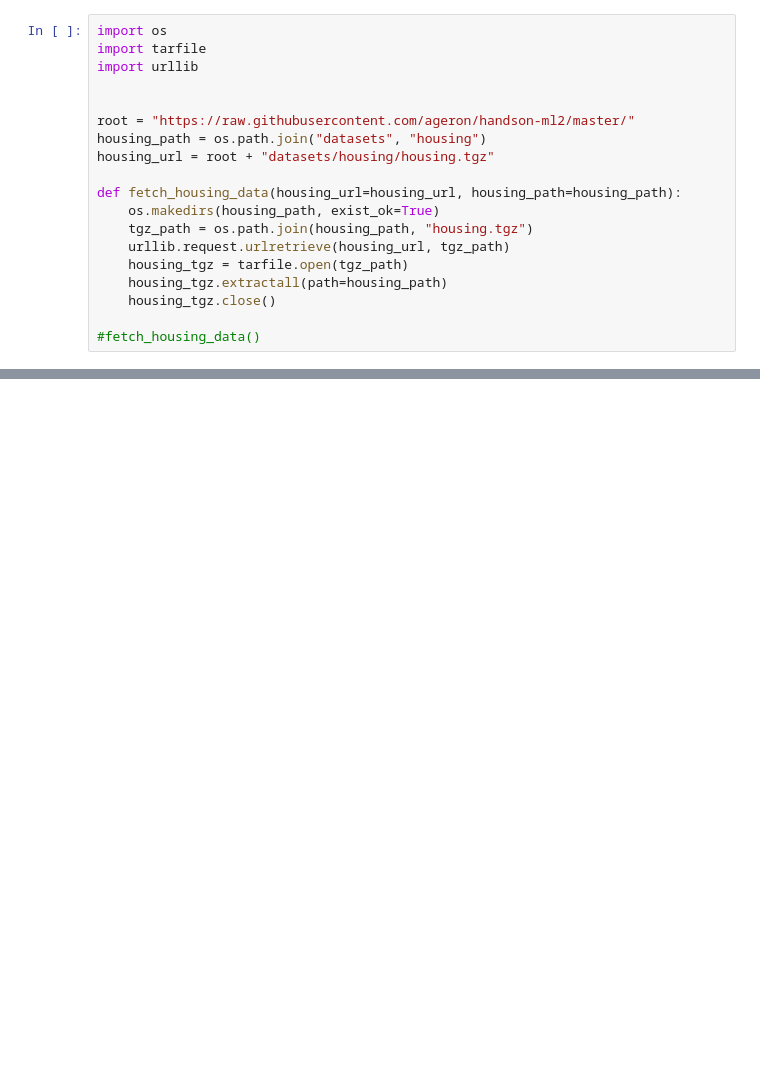
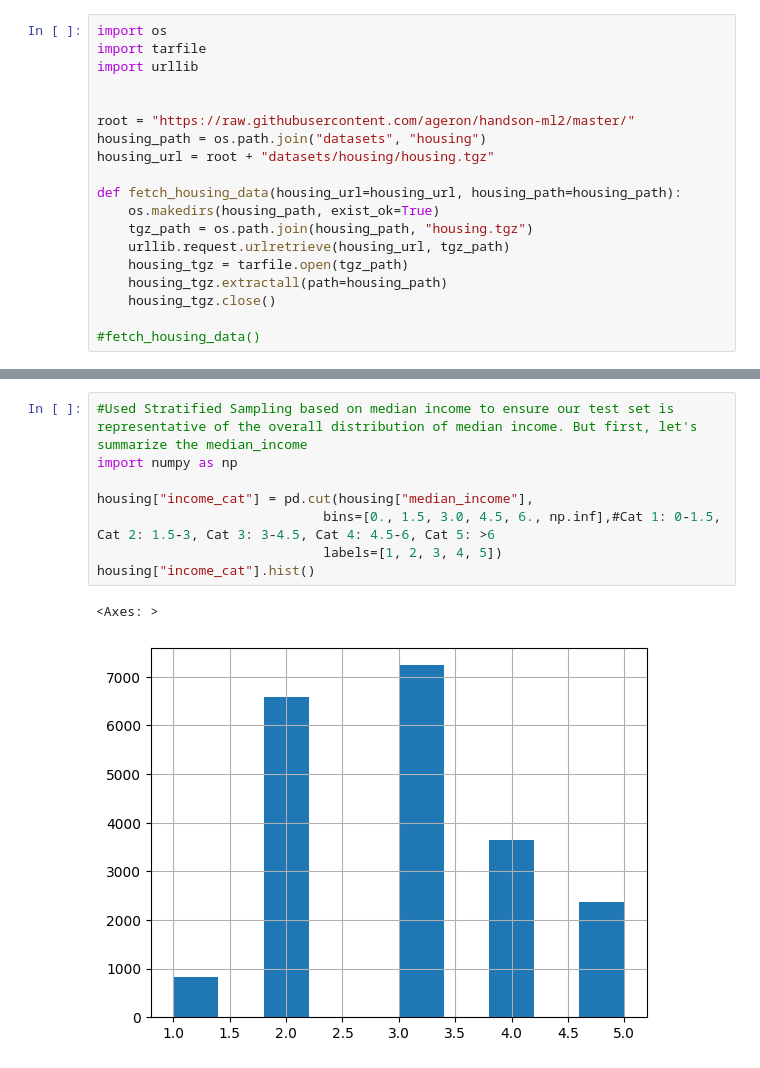
Before and after one commit to smtran8/MLbook_practice, a Jupyter notebook: chapter2.ipynb, the cells around one changed output, grey strips where cells are left out. Drawn from its saved outputs; the diff is of its cells as text; blank space fills up the shorter version.

Commit message:
Prepare the test set

```diff
--- a/chapter2.ipynb
+++ b/chapter2.ipynb
@@ -35,0 +69,11 @@ housing.head()
+# %%
+#Used Stratified Sampling based on median income to ensure our test set is representative of the overall distribution of median income. But first, let's summarize the median_income
+import numpy as np
+
+housing["income_cat"] = pd.cut(housing["median_income"],
+                             bins=[0., 1.5, 3.0, 4.5, 6., np.inf],#Cat 1: 0-1.5, Cat 2: 1.5-3, Cat 3: 3-4.5, Cat 4: 4.5-6, Cat 5: >6
+                             labels=[1, 2, 3, 4, 5])
+housing["income_cat"].hist()
+# %% [output]
+<Axes: >
+[figure, added]
```
Also changed, not shown: parts of 4 cells of this notebook.
